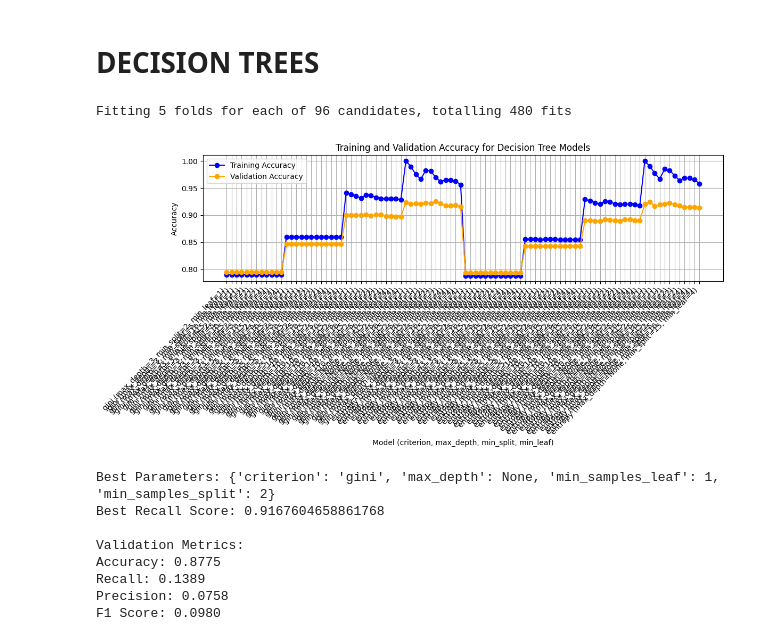
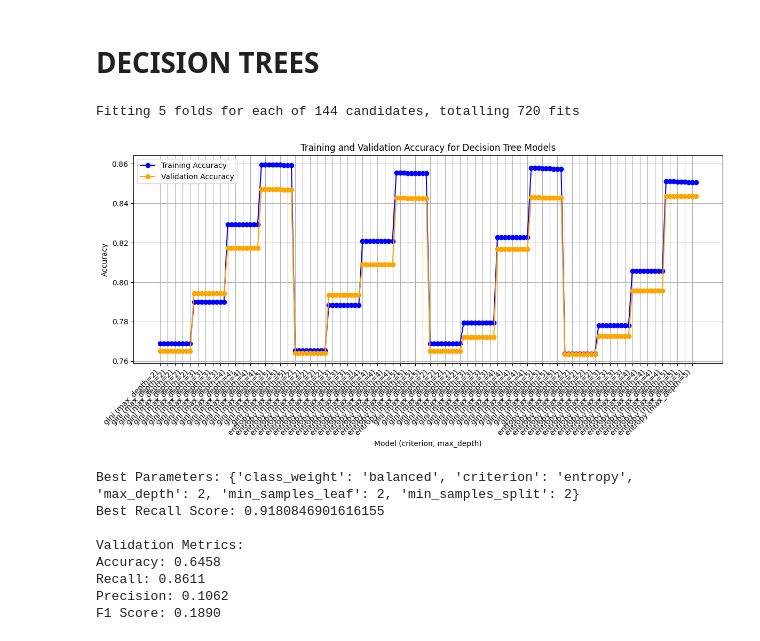
Before and after one commit to Mohamed-Ahmed-Esmat/Stroke-Detection, a Jupyter notebook: detection_Smote.ipynb, the cells around one changed output. Saved outputs shown, nothing was run; the diff lists cells and outputs as text; code cells hidden in the pictures.

```diff
--- a/detection_Smote.ipynb
+++ b/detection_Smote.ipynb
@@ -2024,9 +2024,10 @@ import numpy as np
 # Define the parameter grid for Decision Tree
 param_grid = {
     'criterion': ['gini', 'entropy'],  # Splitting criteria
-    'max_depth': [3, 5, 10, None],  # Maximum depth of the tree
-    'min_samples_split': [2, 5, 10, 15],  # Minimum samples required to split an internal node
-    'min_samples_leaf': [1, 2, 4]  # Minimum samples required to be at a leaf node
+    'max_depth': [2, 3, 4, 5 ],  # Maximum depth of the tree
+    'min_samples_split': [2,3, 4],  # Minimum samples required to split an internal node
+    'min_samples_leaf': [2, 3, 4],  # Minimum samples required to be at a leaf node
+    'class_weight': [None, 'balanced']  # Class weights
 }
 
 # Initialize the Decision Tree Classifier
@@ -2067,49 +2068,52 @@ models = [f"{row['param_criterion']} (max_depth={row['param_max_depth']}, min_sp
 simplified_models = [f"{row['param_criterion']} (max_depth={row['param_max_depth']})"
                      for _, row in results_df.iterrows()]
 
-# Plot training and validation accuracy with simplified labels
+# Plot training and validation accuracy with reduced labels
 plt.figure(figsize=(12, 6))
 x = np.arange(len(simplified_models))
 plt.plot(x, train_accuracy, label='Training Accuracy', marker='o', color='blue')
 plt.plot(x, val_accuracy, label='Validation Accuracy', marker='o', color='orange')
-plt.xticks(x, simplified_models, rotation=45, ha='right')
+
+# Show every other label
+plt.xticks(x[::2], simplified_models[::2], rotation=45, ha='right')
+
 plt.title('Training and Validation Accuracy for Decision Tree Models')
 plt.xlabel('Model (criterion, max_depth)')
 plt.ylabel('Accuracy')
 plt.legend()
 plt.grid()
 plt.tight_layout()
 plt.show()
 
 # Print the best parameters and score
 print("Best Parameters:", grid_search.best_params_)
 print("Best Recall Score:", grid_search.best_score_)
 
 # Use the best model to make predictions
 best_dt_model = grid_search.best_estimator_
 
 # Predict on the validation data
 y_val_pred = best_dt_model.predict(x_val_filtered)
 
 # Calculate and print evaluation metrics
 accuracy = accuracy_score(y_val_filtered, y_val_pred)
 recall = recall_score(y_val_filtered, y_val_pred)
 precision = precision_score(y_val_filtered, y_val_pred)
 f1 = f1_score(y_val_filtered, y_val_pred)
 
 print("\nValidation Metrics:")
 print(f"Accuracy: {accuracy:.4f}")
 print(f"Recall: {recall:.4f}")
 print(f"Precision: {precision:.4f}")
 print(f"F1 Score: {f1:.4f}")
 # %% [output]
-Fitting 5 folds for each of 96 candidates, totalling 480 fits
+Fitting 5 folds for each of 144 candidates, totalling 720 fits
-[figure, old version]
+[figure, new version]
-Best Parameters: {'criterion': 'gini', 'max_depth': None, 'min_samples_leaf': 1, 'min_samples_split': 2}
-Best Recall Score: 0.9167604658861768
+Best Parameters: {'class_weight': 'balanced', 'criterion': 'entropy', 'max_depth': 2, 'min_samples_leaf': 2, 'min_samples_split': 2}
+Best Recall Score: 0.9180846901616155
 
 Validation Metrics:
-Accuracy: 0.8775
-Recall: 0.1389
-Precision: 0.0758
-F1 Score: 0.0980
+Accuracy: 0.6458
+Recall: 0.8611
+Precision: 0.1062
+F1 Score: 0.1890
```
Also changed, not shown: parts of 7 cells of this notebook.
